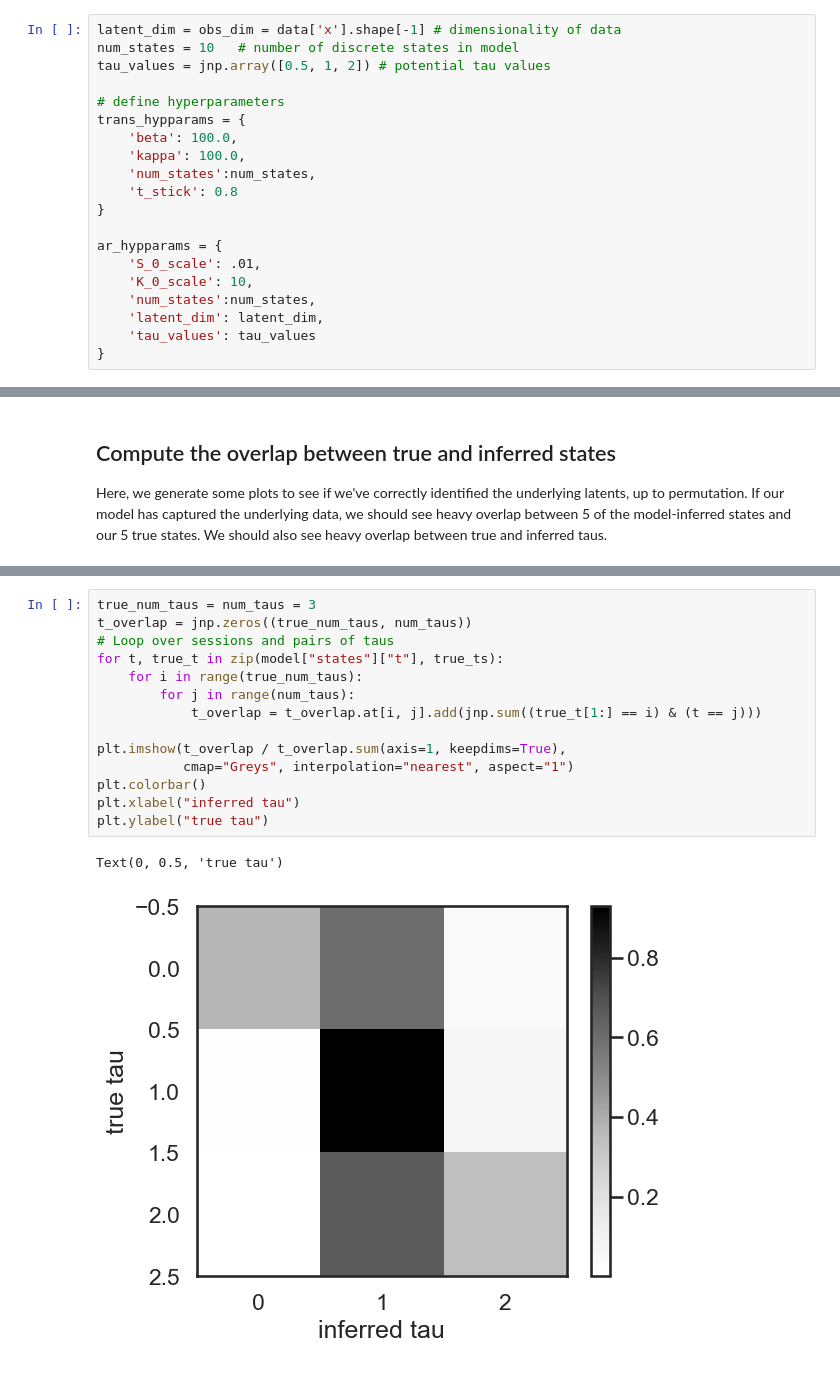
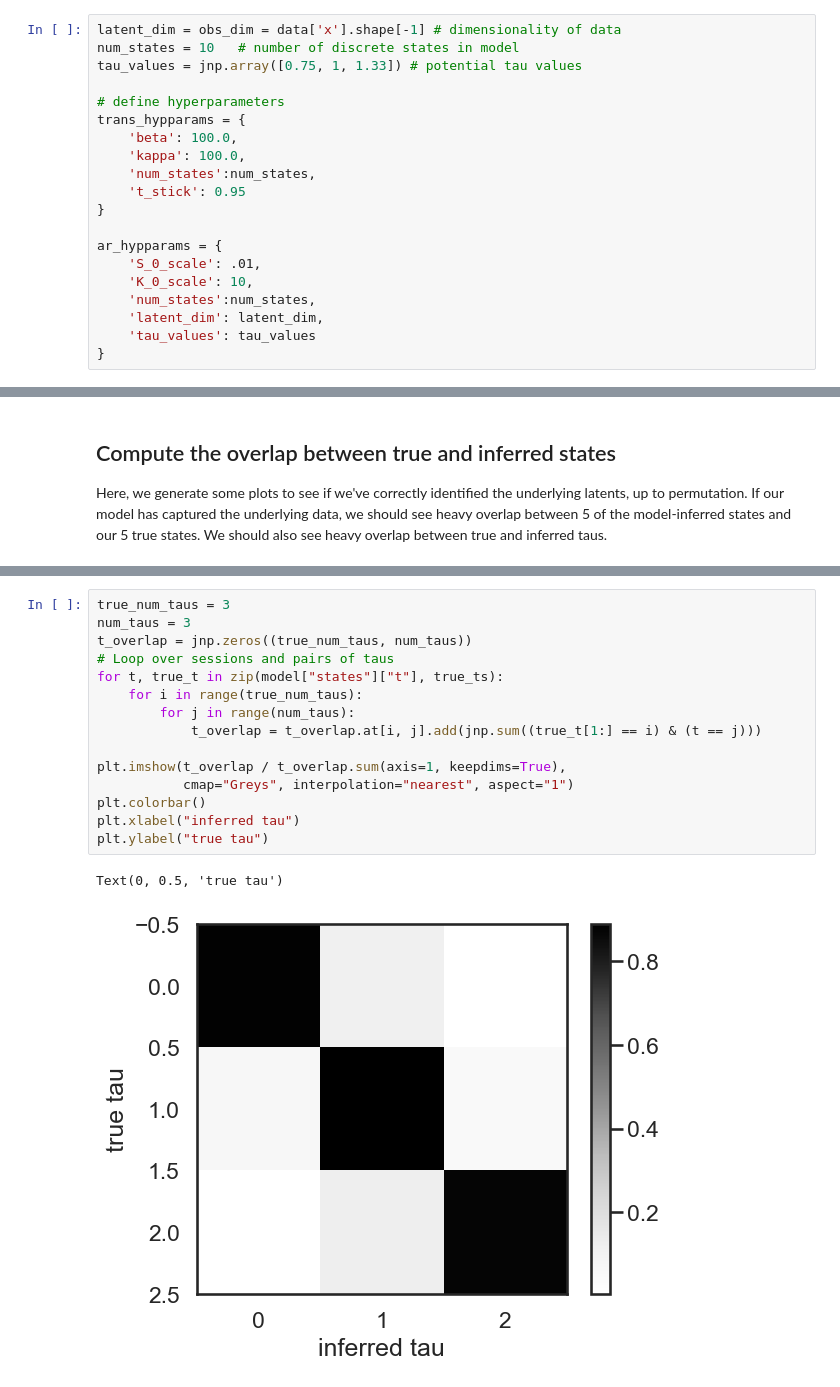
Before and after one commit to dattalab/jax-moseq, a Jupyter notebook: examples/twarhmm_example.ipynb, the cells around one changed output, grey strips where cells are left out. Drawn from its saved outputs; the diff is of its cells as text.

```diff
--- a/examples/twarhmm_example.ipynb
+++ b/examples/twarhmm_example.ipynb
@@ -168,14 +168,14 @@ Now, we'll fit a randomly initialized TWARHMM to this data using Gibbs sampling.
 # %%
 latent_dim = obs_dim = data['x'].shape[-1] # dimensionality of data
 num_states = 10   # number of discrete states in model
-tau_values = jnp.array([0.5, 1, 2]) # potential tau values
+tau_values = jnp.array([0.75, 1, 1.33]) # potential tau values
 
 # define hyperparameters
 trans_hypparams = {
     'beta': 100.0,
     'kappa': 100.0,
     'num_states':num_states,
-    't_stick': 0.8
+    't_stick': 0.95
 }
 
 ar_hypparams = {
@@ -301,17 +301,18 @@ Text(0, 0.5, 'true state')
 # %%
-true_num_taus = num_taus = 3
+true_num_taus = 3
+num_taus = 3
 t_overlap = jnp.zeros((true_num_taus, num_taus))
 # Loop over sessions and pairs of taus
 for t, true_t in zip(model["states"]["t"], true_ts):
     for i in range(true_num_taus):
         for j in range(num_taus):
             t_overlap = t_overlap.at[i, j].add(jnp.sum((true_t[1:] == i) & (t == j)))
 
 plt.imshow(t_overlap / t_overlap.sum(axis=1, keepdims=True),
            cmap="Greys", interpolation="nearest", aspect="1")
 plt.colorbar()
 plt.xlabel("inferred tau")
 plt.ylabel("true tau")
 # %% [output]
 Text(0, 0.5, 'true tau')
-[figure, old version]
+[figure, new version]
```
Also changed, not shown: parts of 6 cells of this notebook, 1 other file.
